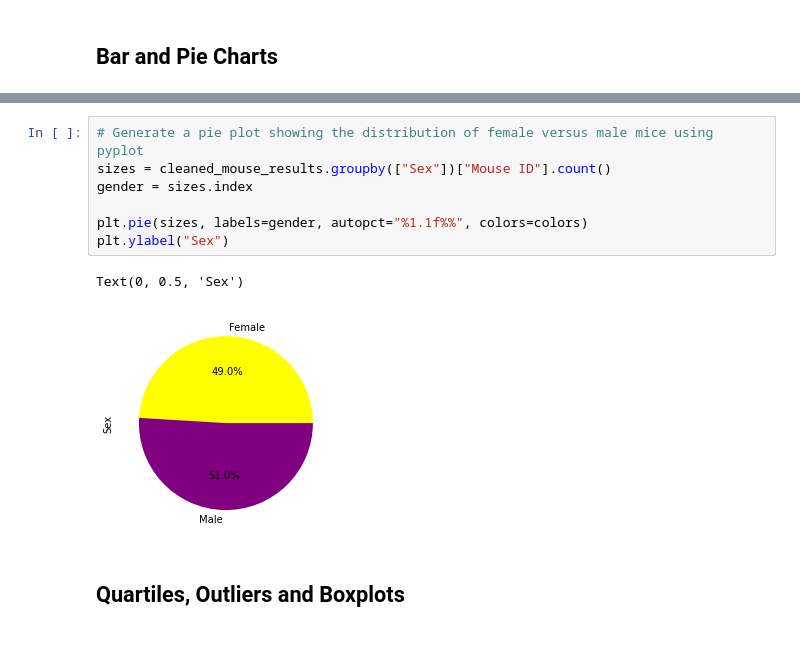
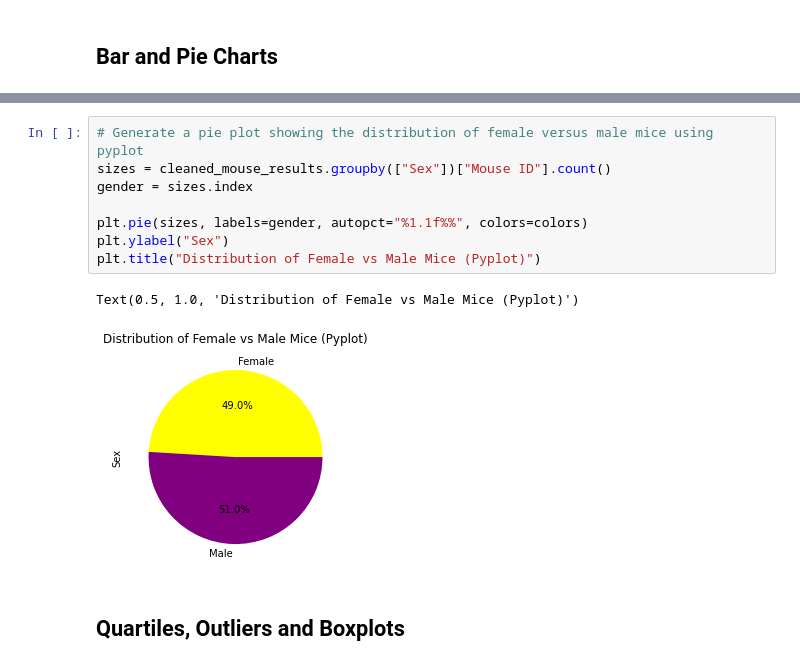
Before and after one commit to geyo/matplotlib-challenge, a Jupyter notebook: Pymaceuticals/pymaceuticals.ipynb, the cells around one changed output, grey strips where cells are left out. Drawn from its saved outputs; the diff is of its cells as text.

```diff
--- a/Pymaceuticals/pymaceuticals.ipynb
+++ b/Pymaceuticals/pymaceuticals.ipynb
@@ -187,13 +178,14 @@ sizes.plot(kind="pie", ylabel = "Sex", autopct="%1.1f%%", colors=colors)
 # %%
 # Generate a pie plot showing the distribution of female versus male mice using pyplot
 sizes = cleaned_mouse_results.groupby(["Sex"])["Mouse ID"].count()
 gender = sizes.index
 
 plt.pie(sizes, labels=gender, autopct="%1.1f%%", colors=colors)
 plt.ylabel("Sex")
+plt.title("Distribution of Female vs Male Mice (Pyplot)")
 # %% [output]
-Text(0, 0.5, 'Sex')
+Text(0.5, 1.0, 'Distribution of Female vs Male Mice (Pyplot)')
-[figure, old version]
+[figure, new version]
 # %% [markdown]
 ## Quartiles, Outliers and Boxplots
 # %%
```
Also changed, not shown: parts of 6 cells of this notebook.
